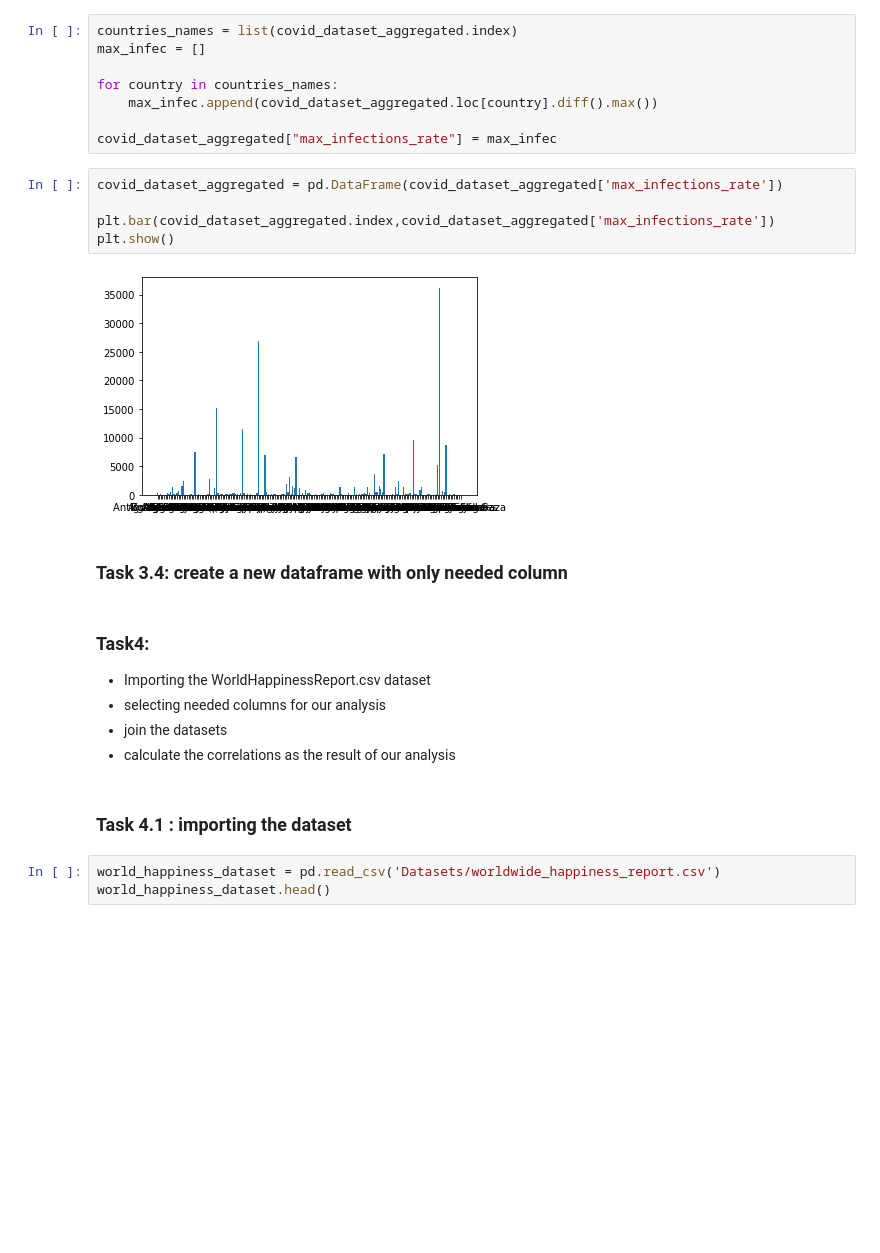
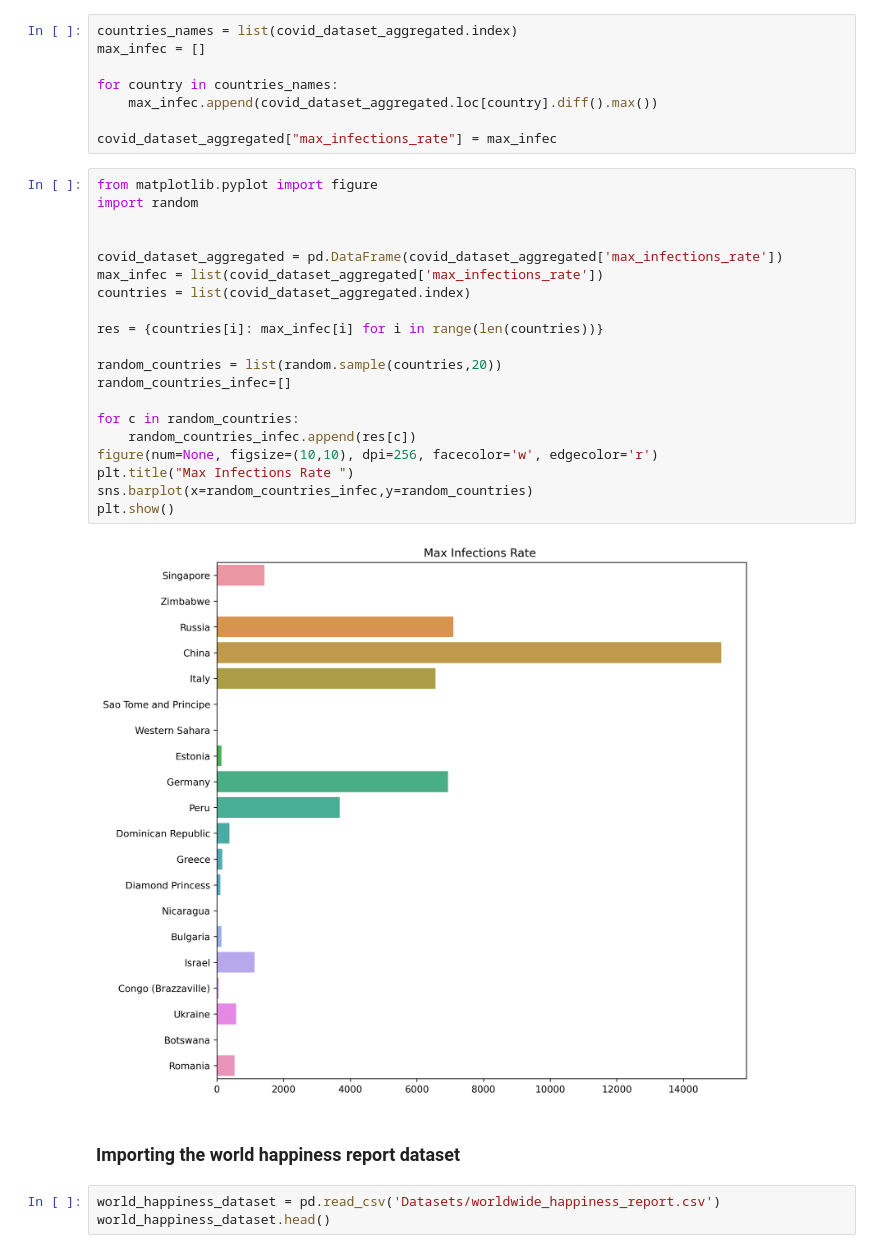
Before and after one commit to AnSaradar/Covid_Analysis, a Jupyter notebook: covid19 data analysis notebook.ipynb, the cells around one changed output. Saved outputs shown, nothing was run; the diff lists cells and outputs as text; blank space fills up the shorter version.

Commit message:
Adding Markdowns cells , some extra Analysis

```diff
--- a/covid19 data analysis notebook.ipynb
+++ b/covid19 data analysis notebook.ipynb
@@ -96,23 +109,30 @@ for country in countries_names:
     max_infec.append(covid_dataset_aggregated.loc[country].diff().max())
 
 covid_dataset_aggregated["max_infections_rate"] = max_infec
-# %%
-covid_dataset_aggregated = pd.DataFrame(covid_dataset_aggregated['max_infections_rate'])
-
-plt.bar(covid_dataset_aggregated.index,covid_dataset_aggregated['max_infections_rate'])
-plt.show()
-# %% [output]
-[figure, removed]
-# %% [markdown]
-### Task 3.4: create a new dataframe with only needed column
-# %% [markdown]
-### Task4:
-- Importing the WorldHappinessReport.csv dataset
-- selecting needed columns for our analysis
-- join the datasets
-- calculate the correlations as the result of our analysis
-# %% [markdown]
-### Task 4.1 : importing the dataset
+# %%
+from matplotlib.pyplot import figure
+import random
+
+
+covid_dataset_aggregated = pd.DataFrame(covid_dataset_aggregated['max_infections_rate'])
+max_infec = list(covid_dataset_aggregated['max_infections_rate'])
+countries = list(covid_dataset_aggregated.index)
+
+res = {countries[i]: max_infec[i] for i in range(len(countries))}
+
+random_countries = list(random.sample(countries,20))
+random_countries_infec=[]
+
+for c in random_countries:
+    random_countries_infec.append(res[c])
+figure(num=None, figsize=(10,10), dpi=256, facecolor='w', edgecolor='r')
+plt.title("Max Infections Rate ")
+sns.barplot(x=random_countries_infec,y=random_countries)
+plt.show()
+# %% [output]
+[figure, added]
+# %% [markdown]
+###  Importing the world happiness report dataset
 # %%
 world_happiness_dataset = pd.read_csv('Datasets/worldwide_happiness_report.csv')
 world_happiness_dataset.head()
```
Also changed, not shown: parts of 35 cells of this notebook.
